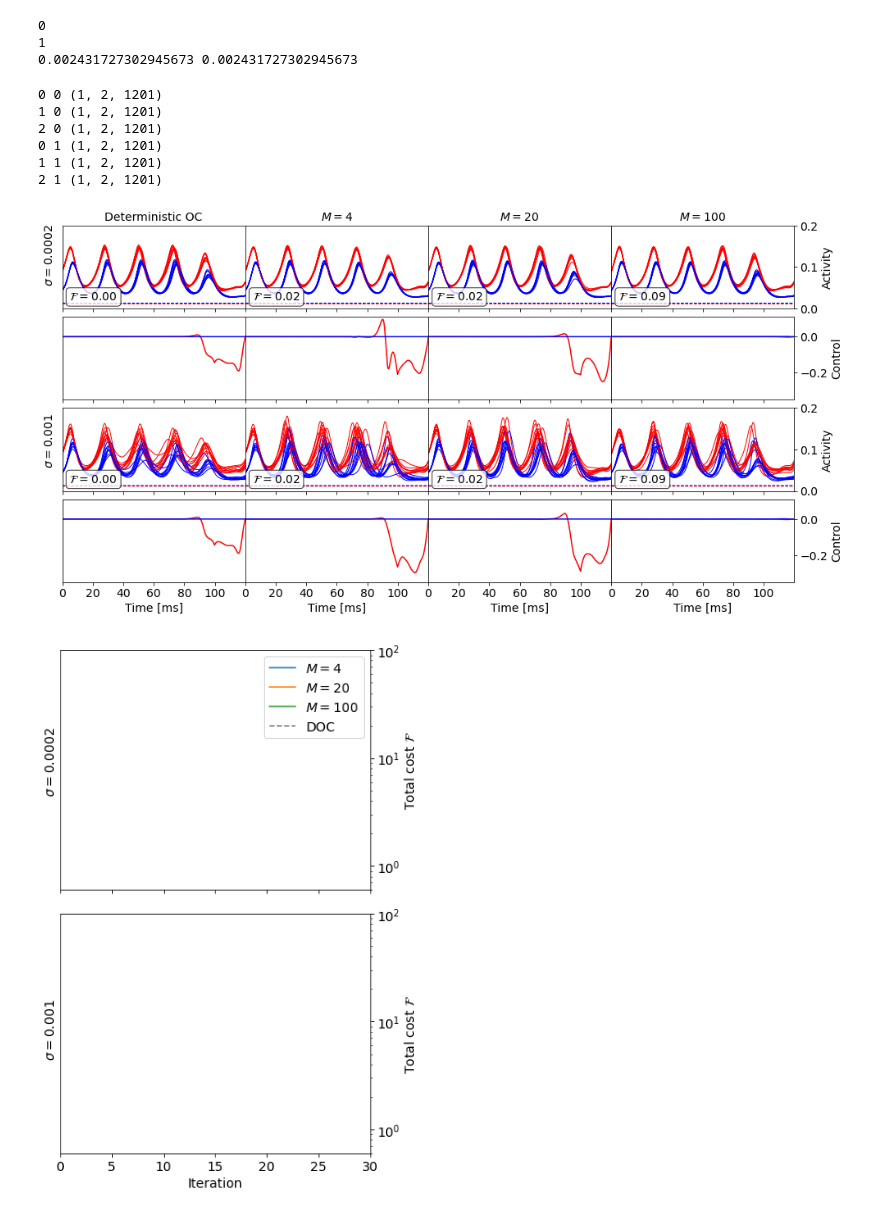
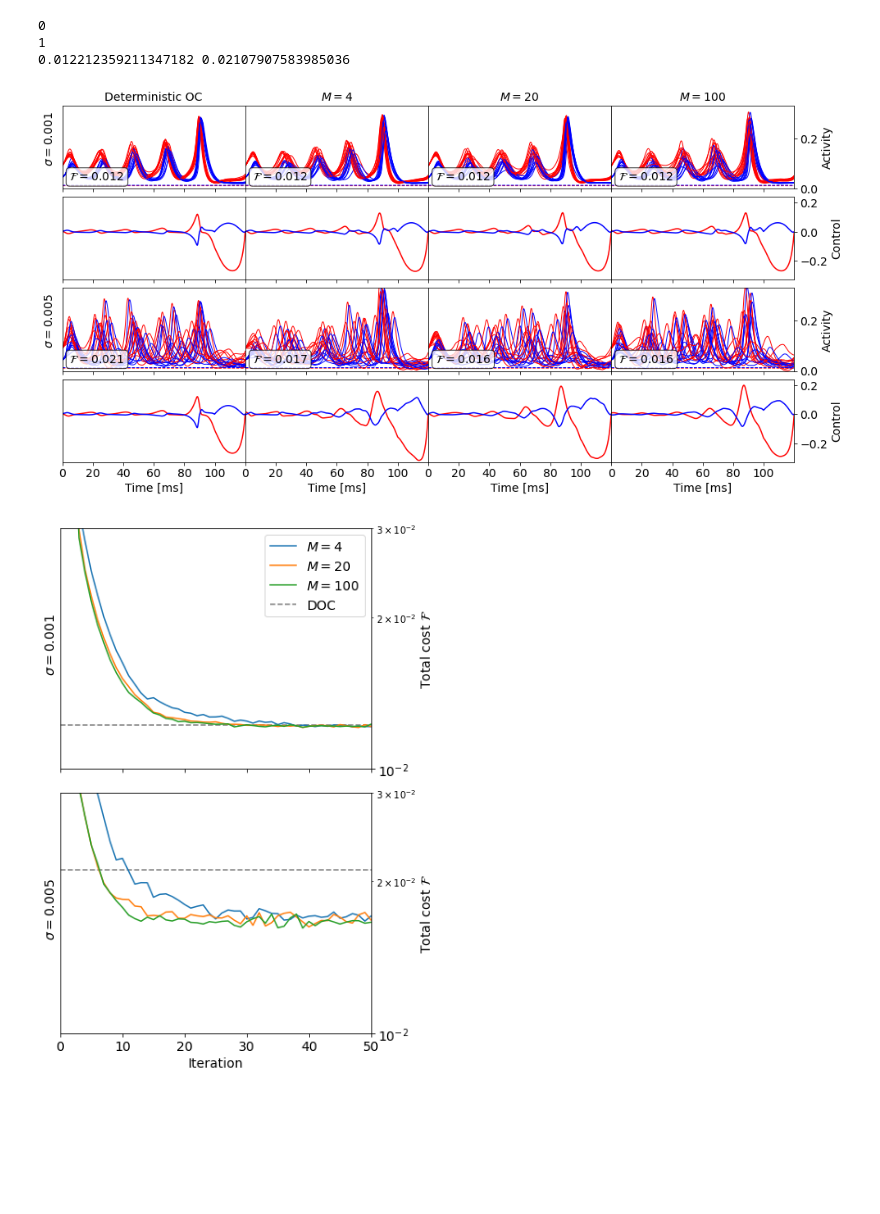
Before and after one commit to AlirezaAccelerates/neurolib, a Jupyter notebook: examples/wittenberg_talk/wc_osc_down.ipynb, the cells around one changed output. Drawn from its saved outputs; the diff is of its cells as text; code cells hidden in the pictures; blank space fills up the shorter version.

Commit message:
up-down WC stateswitching

```diff
--- a/examples/wittenberg_talk/wc_osc_down.ipynb
+++ b/examples/wittenberg_talk/wc_osc_down.ipynb
@@ -122,5 +169,5 @@ plot_singlenode(wc_controlled_noisefree.model, duration, dt, state, target, cont
 # %%
-sigma_array = [2. * 1e-4, 1.* 1e-3]
+sigma_array = [1. * 1e-3, 5. * 1e-3]
 M_array = [4,20,100]
 
 weights = np.zeros(( len(sigma_array) ))
@@ -151,7 +200,7 @@ wc_noise.params["exc_init"] = exc_init_osc
 wc_noise.params["inh_init"] = inh_init_osc
 
 M_val = 500
-max_iterations = 300
+max_iterations = 50
 wc_noise.run()
 printarray = np.concatenate( (np.arange(0,100,10), np.arange(0,2001,100)) )
 
@@ -160,7 +209,7 @@ costs_history = [ [None, None, None, None], [None, None, None, None], [None, Non
 for i_s in range(len(sigma_array)):
     for i_m in range(len(M_array)):
 
-        if i_m in [2]:
+        if i_m in []:
             continue
 
         if i_s in []:
@@ -177,12 +226,12 @@ for i_s in range(len(sigma_array)):
         wc_noise.params.sigma_ou = sigma_array[i_s]
 
         wc_controlled_models = oc_wc.OcWc(wc_noise, target, w_p=wp, w_2=w2, print_array=printarray, precision_cost_interval=[1000,None],
-                                    control_matrix=c_mat,
+                                    #control_matrix=c_mat,
                                     M=int(M_array[i_m]),
                                     #M = 10,
                                     M_validation=M_val, validate_per_step=True)
 
-        #wc_controlled_models.step = 0.01
+        wc_controlled_models.step = 10.
 
         # We run 100 iterations of the optimal control gradient descent algorithm
         wc_controlled_models.optimize(max_iterations)
@@ -233,7 +282,7 @@ for i_s in range(len(sigma_array)):
     for m in range(M_val):
         wc_plot.run()
         state = np.concatenate((np.concatenate( (wc_plot.params["exc_init"], wc_plot.params["inh_init"]), axis=1)[:,:, np.newaxis], np.stack( (wc_plot.exc, wc_plot.inh), axis=1)), axis=2)
-        precision_cost = cost_functions.precision_cost(wc_plot.params.dt, target, state, wp, 1, np.ones( (1, 2)), [1000,-1])
+        precision_cost = cost_functions.precision_cost(wc_plot.params.dt, target, state, wp, np.ones( (1, 2)), (1000,1201))
         cost_validation += precision_cost
 
     costs[i_s][0] =  energy_cost + cost_validation/M_val
@@ -242,7 +291,7 @@ print(costs[0][0], costs[1][0])
 # %% [output]
 0
 1
-0.002431727302945673 0.002431727302945673
+0.012212359211347182 0.02107907583985036
 # %%
 row, col = int(2*len(sigma_array)), int(len(M_array)+1)
 
@@ -276,14 +325,14 @@ for i_s in range(len(sigma_array)):
         ax[2*i_s, 0].plot(time_array[1:], wc_plot.exc[0,:], color=color_x, linewidth=1)
         ax[2*i_s, 0].plot(time_array[1:], wc_plot.inh[0,:], color=color_y, linewidth=1)
 
-    ax[2*i_s, 0].text(0.04,0.1, r'$\mathcal{F} = $' + "{:.2f}".format(costs[i_s][0]),
+    ax[2*i_s, 0].text(0.04,0.1, r'$\mathcal{F} = $' + "{:.3f}".format(costs[i_s][0]),
         transform=ax[2*i_s, 0].transAxes, fontsize=fs, bbox=box_props)
 
     for i_m in range(len(M_array)):
         ax[2*i_s + 1, i_m+1].plot(time_array, controls[i_s][i_m][0,0,:], color=color_x)
         ax[2*i_s + 1, i_m+1].plot(time_array, controls[i_s][i_m][0,1,:], color=color_y)
 
-        ax[2*i_s, i_m+1].text(0.04,0.1, r'$\mathcal{F} = $' + "{:.2f}".format(costs[i_s][i_m+1]),
+        ax[2*i_s, i_m+1].text(0.04,0.1, r'$\mathcal{F} = $' + "{:.3f}".format(costs[i_s][i_m+1]),
         transform=ax[2*i_s, i_m+1].transAxes, fontsize=fs, bbox=box_props)
 
         wc_plot.params["x_ext"] = controls[i_s][i_m][:,0,:] + background_input_osc
@@ -304,8 +353,8 @@ for i_s in range(len(sigma_array)):
         ax[2*i_s+1,k].set_yticks([])
 
     for k in range(col):
-        ax[2*i_s,k].set_ylim([-0., 0.2])
-        ax[2*i_s+1,k].set_ylim([-0.35, 0.11])
+        ax[2*i_s,k].set_ylim([-0., 0.33])
+        ax[2*i_s+1,k].set_ylim([-0.33, 0.24])
 
     ax[2*i_s,-1].yaxis.tick_right()
     ax[2*i_s+1,-1].yaxis.tick_right()
@@ -334,42 +383,35 @@ ax[0,0].set_title(r"Deterministic OC", fontsize=fs)
 fig.savefig(os.path.join(savepath, 'wc_osc_down_traces.jpg'), bbox_inches='tight')
 plt.show()
 # %% [output]
-0 0 (1, 2, 1201)
-1 0 (1, 2, 1201)
-2 0 (1, 2, 1201)
-0 1 (1, 2, 1201)
-1 1 (1, 2, 1201)
-2 1 (1, 2, 1201)
-[figure, old version]
+[figure, new version]
 # %%
 row, col = len(sigma_array), 1
 
 fig = plt.figure(figsize=(6,5*row))
 gs = fig.add_gridspec(row, col, hspace=0.1, wspace=0)
 ax = gs.subplots(sharex='col')
 fs = 14
 
 for i_s in range(len(sigma_array)):
     for i_m in range(len(M_array)):
         ax[i_s].plot(costs_history[i_s][i_m], label=r'$M=$' + '{}'.format(M_array[i_m]))
 
     ax[i_s].hlines(costs[i_s,0], 0, max_iterations, label='DOC', linestyle='--', color='grey')
 
     ax[i_s].text(-0.05, 0.4, r'$\sigma = $'+ "{}".format(sigma_array[i_s]), transform=ax[i_s].transAxes, rotation='vertical', fontsize=fs)
 
     ax[i_s].set_ylabel(r'Total cost $\mathcal{F}$', fontsize=fs)
     ax[i_s].yaxis.set_label_position("right")
     ax[i_s].yaxis.tick_right()
     ax[i_s].tick_params(axis='both', labelsize=fs)
     ax[i_s].set_xlim([0,max_iterations])
     ax[i_s].set_yscale('log')
-    ax[i_s].set_ylim(0.6, 100)
+    ax[i_s].set_ylim(0.01, 0.03)
 
 ax[0].legend(loc='upper right', fontsize=fs)
 ax[-1].set_xlabel("Iteration", fontsize=fs)
 
-
 fig.savefig(os.path.join(savepath, 'wc_osc_down_cost.jpg'), bbox_inches='tight')
 plt.show()
 # %% [output]
-[figure, old version]
+[figure, new version]
```
Also changed, not shown: parts of 5 cells of this notebook, 3 other files.
